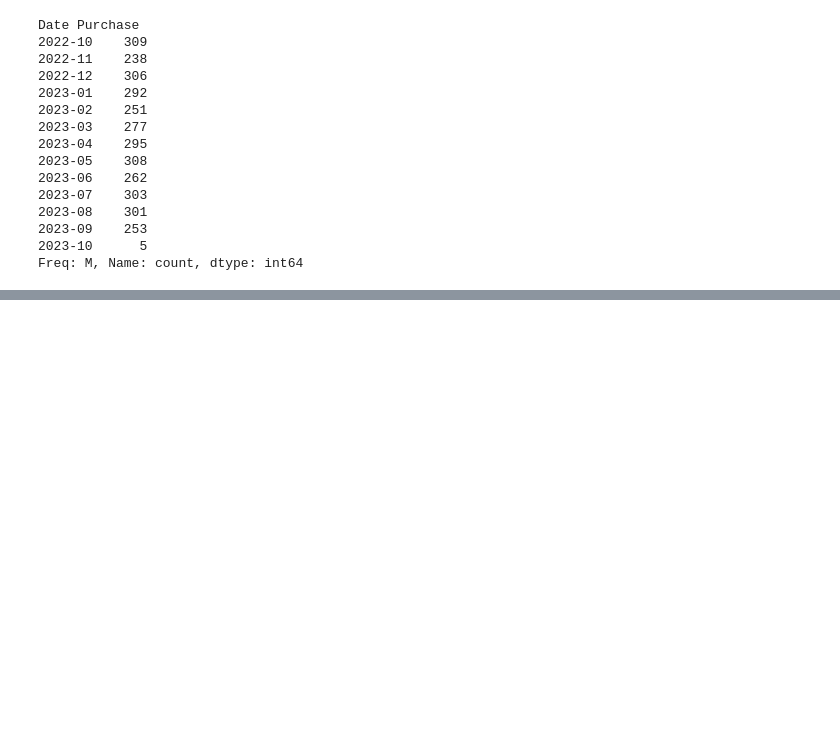
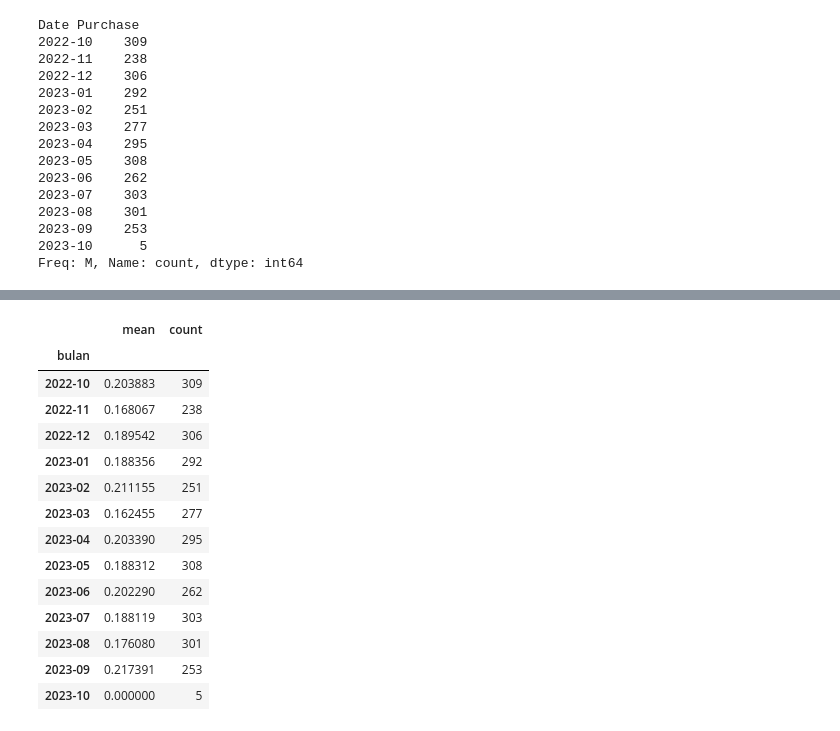
Before and after one commit to sutarozu/fashion-retail-project, a Jupyter notebook: notebook/analisis_penjualan_fashion.ipynb, the cells around one changed output, grey strips where cells are left out. Saved outputs shown, nothing was run; the diff lists cells and outputs as text; code cells hidden in the pictures; blank space fills up the shorter version.

```diff
--- a/notebook/analisis_penjualan_fashion.ipynb
+++ b/notebook/analisis_penjualan_fashion.ipynb
@@ -248,0 +326,3 @@ Freq: M, Name: count, dtype: int64
+# %%
+df_cek = df_toko.copy()
+df_cek["tagihan_kosong"] = df_cek["Purchase Amount (USD)"].isna()
@@ -248,0 +337,20 @@ Freq: M, Name: count, dtype: int64
+# %%
+# per bulan (kolom tanggal harus sudah bertipe datetime)
+df_cek["bulan"] = df_cek["Date Purchase"].dt.to_period("M")
+df_cek.groupby("bulan")["tagihan_kosong"].agg(["mean", "count"])
+# %% [output]
+|  | mean | count |
+| bulan |  |  |
+| 2022-10 | 0.203883 | 309 |
+| 2022-11 | 0.168067 | 238 |
+| 2022-12 | 0.189542 | 306 |
+| 2023-01 | 0.188356 | 292 |
+| 2023-02 | 0.211155 | 251 |
+| 2023-03 | 0.162455 | 277 |
+| 2023-04 | 0.203390 | 295 |
+| 2023-05 | 0.188312 | 308 |
+| 2023-06 | 0.202290 | 262 |
+| 2023-07 | 0.188119 | 303 |
+| 2023-08 | 0.176080 | 301 |
+| 2023-09 | 0.217391 | 253 |
+| 2023-10 | 0.000000 | 5 |
```
Also changed, not shown: parts of 11 cells of this notebook.
